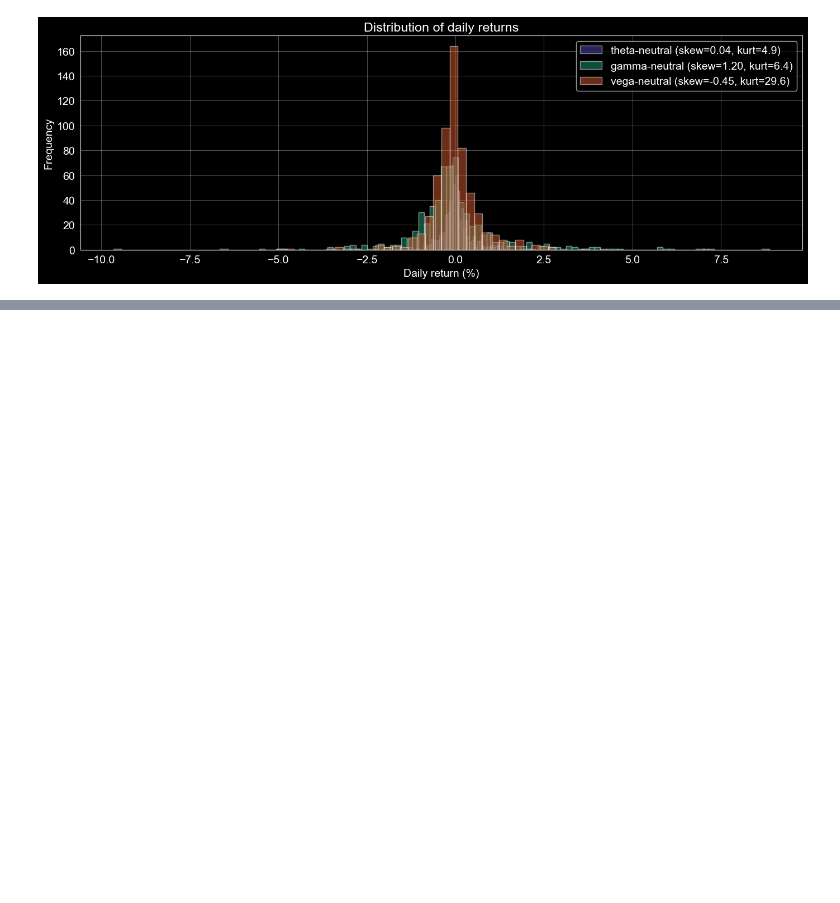
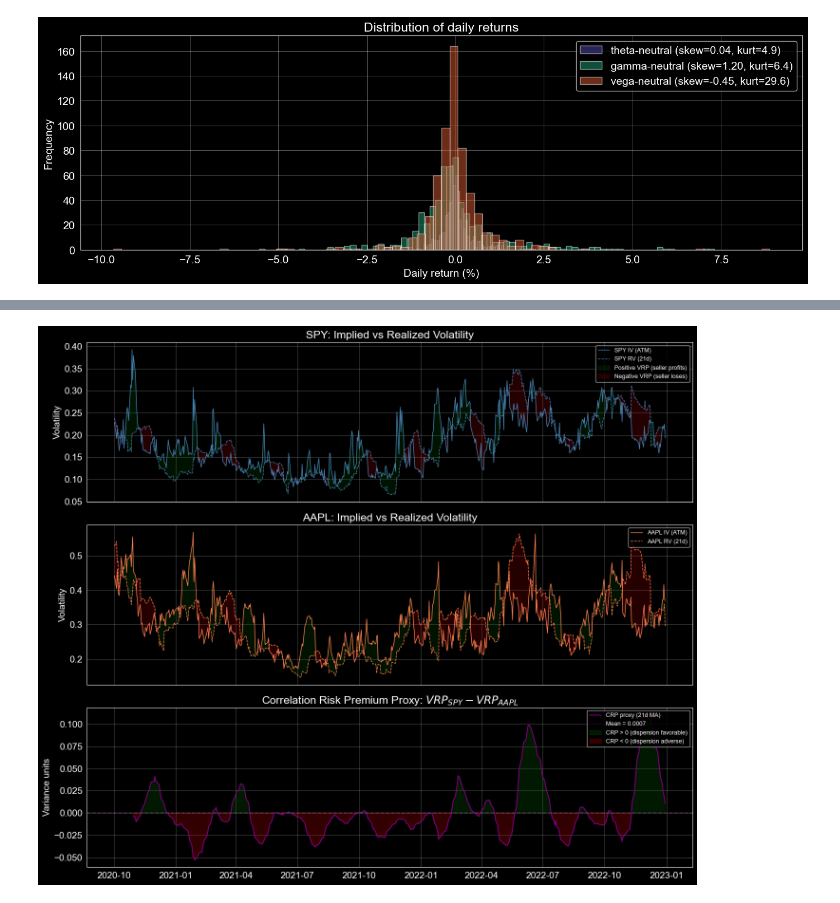
Before and after one commit to Mariuscalaque/Volatility-Trading-Project--Dispersion-Strategies, a Jupyter notebook: notebooks/02_dispersion_backtest.ipynb, the cells around one changed output, grey strips where cells are left out. Saved outputs shown, nothing was run; the diff lists cells and outputs as text; code cells hidden in the pictures; blank space fills up the shorter version.

```diff
--- a/notebooks/02_dispersion_backtest.ipynb
+++ b/notebooks/02_dispersion_backtest.ipynb
@@ -698,0 +717,50 @@ The diagnostic sections (6.1–6.3) confirm that our implementation is correct:
+# %%
+# Align all series to numpy arrays on common_idx for safe plotting
+dates     = common_idx.sort_values()
+iv_spy_a  = iv_spy.reindex(dates).values
+iv_aapl_a = iv_aapl.reindex(dates).values
+rv_spy_a  = rv_spy_21.reindex(dates).values
+rv_aapl_a = rv_aapl_21.reindex(dates).values
+crp_a     = crp_proxy.reindex(dates).rolling(21).mean().values
+
+fig, axes = plt.subplots(3, 1, figsize=(14, 12), sharex=True)
+
+# Panel 1: IV vs RV for SPY
+axes[0].plot(dates, iv_spy_a, label="SPY IV (ATM)", color="steelblue", linewidth=1)
+axes[0].plot(dates, rv_spy_a, label="SPY RV (21d)", color="steelblue", linestyle="--", linewidth=1)
+axes[0].fill_between(dates, iv_spy_a, rv_spy_a,
+                     where=iv_spy_a > rv_spy_a,
+                     alpha=0.15, color="green", label="Positive VRP (seller profits)")
+axes[0].fill_between(dates, iv_spy_a, rv_spy_a,
+                     where=iv_spy_a <= rv_spy_a,
+                     alpha=0.15, color="red", label="Negative VRP (seller loses)")
+axes[0].set_title("SPY: Implied vs Realized Volatility"); axes[0].set_ylabel("Volatility")
+axes[0].legend(fontsize=9, loc="upper right"); axes[0].grid(alpha=0.3)
+
+# Panel 2: IV vs RV for AAPL
+axes[1].plot(dates, iv_aapl_a, label="AAPL IV (ATM)", color="coral", linewidth=1)
+axes[1].plot(dates, rv_aapl_a, label="AAPL RV (21d)", color="coral", linestyle="--", linewidth=1)
+axes[1].fill_between(dates, iv_aapl_a, rv_aapl_a,
+                     where=iv_aapl_a > rv_aapl_a,
+                     alpha=0.15, color="green")
+axes[1].fill_between(dates, iv_aapl_a, rv_aapl_a,
+                     where=iv_aapl_a <= rv_aapl_a,
+                     alpha=0.15, color="red")
+axes[1].set_title("AAPL: Implied vs Realized Volatility"); axes[1].set_ylabel("Volatility")
+axes[1].legend(fontsize=9, loc="upper right"); axes[1].grid(alpha=0.3)
+
+# Panel 3: CRP proxy = VRP_SPY - VRP_AAPL
+axes[2].plot(dates, crp_a, color="purple", linewidth=1.5, label="CRP proxy (21d MA)")
+axes[2].axhline(y=0, color="gray", linestyle="--", alpha=0.5)
+axes[2].axhline(y=crp_proxy.mean(), color="purple", linestyle=":", alpha=0.5,
+                label=f"Mean = {crp_proxy.mean():.4f}")
+axes[2].fill_between(dates, crp_a, 0,
+                     where=crp_a > 0, alpha=0.2, color="green", label="CRP > 0 (dispersion favorable)")
+axes[2].fill_between(dates, crp_a, 0,
+                     where=crp_a <= 0, alpha=0.2, color="red", label="CRP < 0 (dispersion adverse)")
+axes[2].set_title(r"Correlation Risk Premium Proxy: $VRP_{SPY} - VRP_{AAPL}$")
+axes[2].set_ylabel("Variance units"); axes[2].legend(fontsize=9, loc="upper right"); axes[2].grid(alpha=0.3)
+
+plt.tight_layout(); plt.show()
+# %% [output]
+[figure, added]
```
Also changed, not shown: parts of 12 cells of this notebook.
